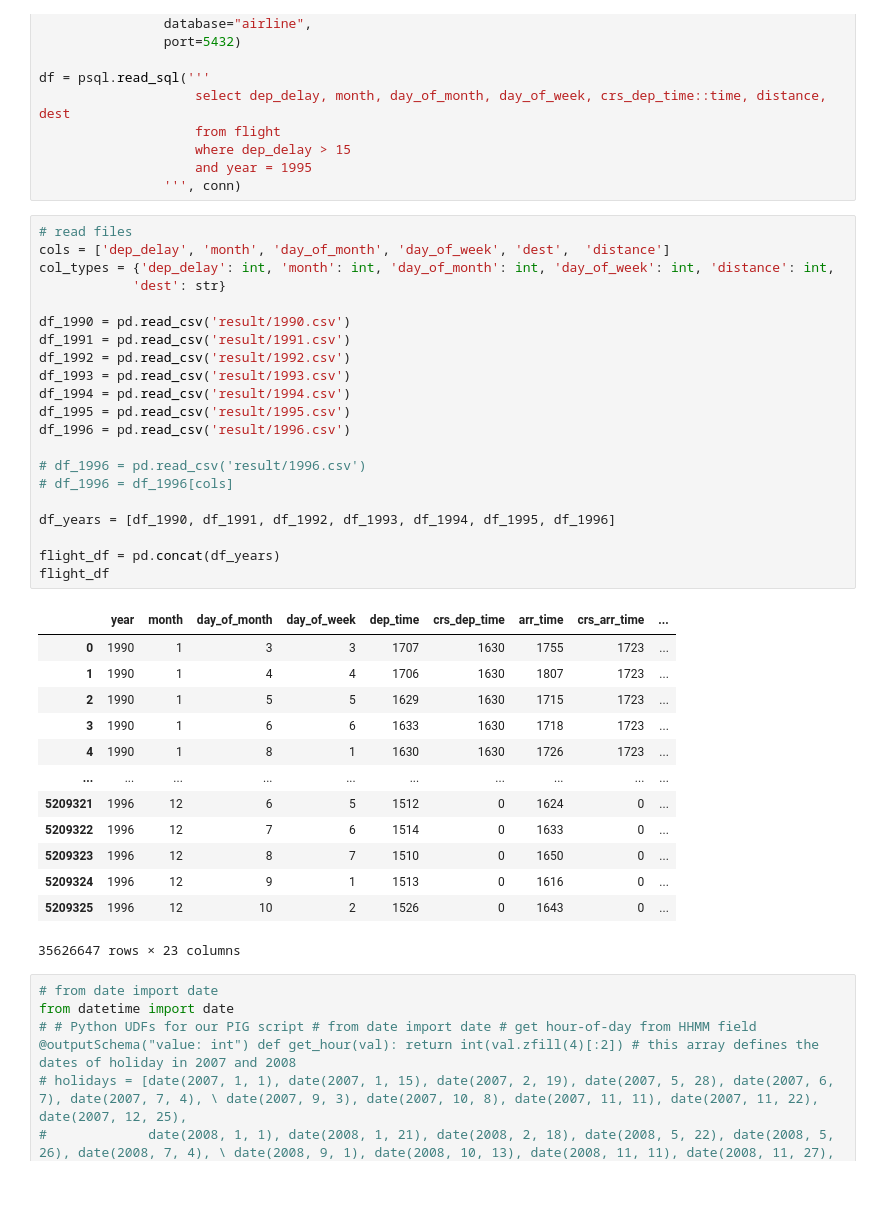
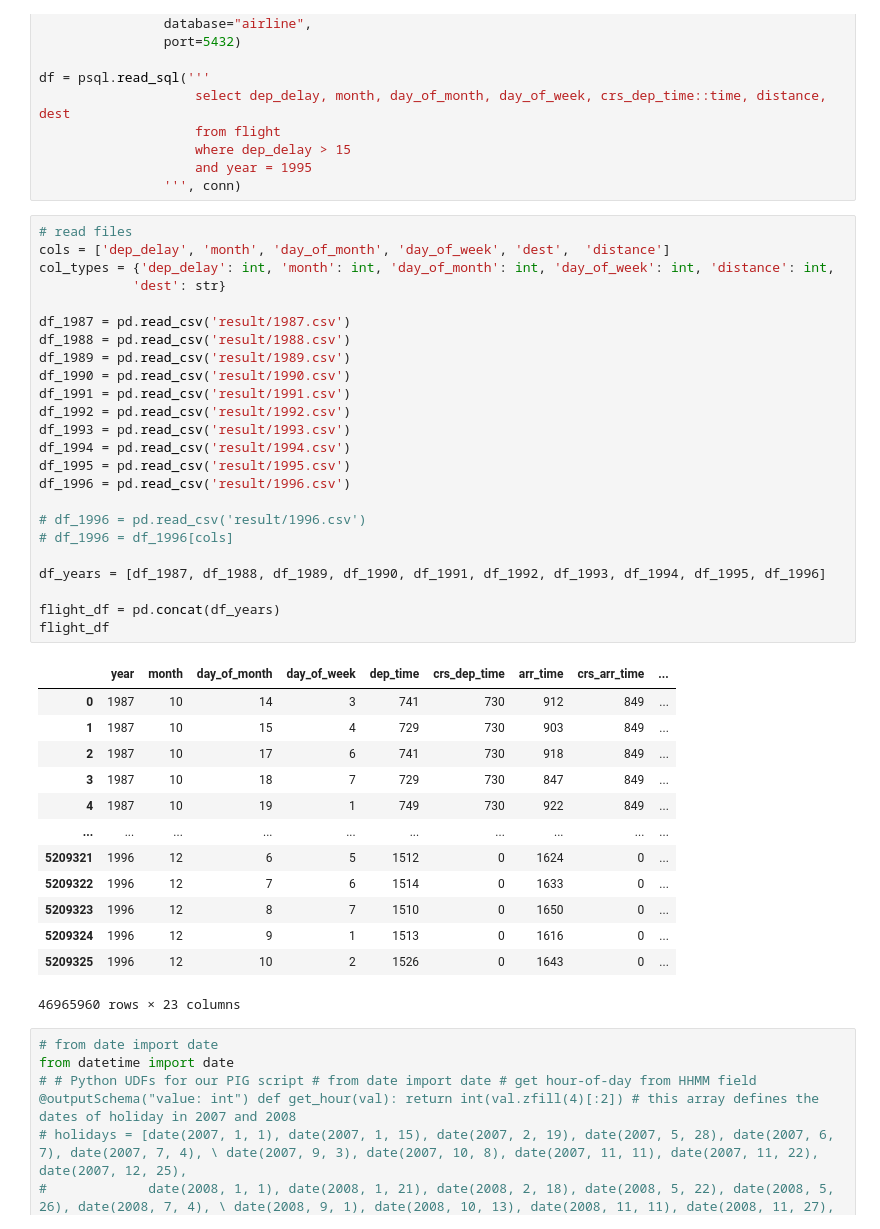
Before and after one commit to liemnt/test-flight-business-intelligence, a Jupyter notebook: trainingResult.ipynb, the cells around one changed output. Drawn from its saved outputs; the diff is of its cells as text; blank space fills up the shorter version.

```diff
--- a/trainingResult.ipynb
+++ b/trainingResult.ipynb
@@ -53,38 +54,41 @@ df = psql.read_sql('''
 # %%
 # read files
 cols = ['dep_delay', 'month', 'day_of_month', 'day_of_week', 'dest',  'distance']
 col_types = {'dep_delay': int, 'month': int, 'day_of_month': int, 'day_of_week': int, 'distance': int,
             'dest': str}
 
+df_1987 = pd.read_csv('result/1987.csv')
+df_1988 = pd.read_csv('result/1988.csv')
+df_1989 = pd.read_csv('result/1989.csv')
 df_1990 = pd.read_csv('result/1990.csv')
 df_1991 = pd.read_csv('result/1991.csv')
 df_1992 = pd.read_csv('result/1992.csv')
 df_1993 = pd.read_csv('result/1993.csv')
 df_1994 = pd.read_csv('result/1994.csv')
 df_1995 = pd.read_csv('result/1995.csv')
 df_1996 = pd.read_csv('result/1996.csv')
 
 # df_1996 = pd.read_csv('result/1996.csv')
 # df_1996 = df_1996[cols]
 
-df_years = [df_1990, df_1991, df_1992, df_1993, df_1994, df_1995, df_1996]
+df_years = [df_1987, df_1988, df_1989, df_1990, df_1991, df_1992, df_1993, df_1994, df_1995, df_1996]
 
 flight_df = pd.concat(df_years)
 flight_df
 # %% [output]
 |  | year | month | day_of_month | day_of_week | dep_time | crs_dep_time | arr_time | crs_arr_time | ... |
-| 0 | 1990 | 1 | 3 | 3 | 1707 | 1630 | 1755 | 1723 | ... |
-| 1 | 1990 | 1 | 4 | 4 | 1706 | 1630 | 1807 | 1723 | ... |
-| 2 | 1990 | 1 | 5 | 5 | 1629 | 1630 | 1715 | 1723 | ... |
-| 3 | 1990 | 1 | 6 | 6 | 1633 | 1630 | 1718 | 1723 | ... |
-| 4 | 1990 | 1 | 8 | 1 | 1630 | 1630 | 1726 | 1723 | ... |
+| 0 | 1987 | 10 | 14 | 3 | 741 | 730 | 912 | 849 | ... |
+| 1 | 1987 | 10 | 15 | 4 | 729 | 730 | 903 | 849 | ... |
+| 2 | 1987 | 10 | 17 | 6 | 741 | 730 | 918 | 849 | ... |
+| 3 | 1987 | 10 | 18 | 7 | 729 | 730 | 847 | 849 | ... |
+| 4 | 1987 | 10 | 19 | 1 | 749 | 730 | 922 | 849 | ... |
 | ... | ... | ... | ... | ... | ... | ... | ... | ... | ... |
 | 5209321 | 1996 | 12 | 6 | 5 | 1512 | 0 | 1624 | 0 | ... |
 | 5209322 | 1996 | 12 | 7 | 6 | 1514 | 0 | 1633 | 0 | ... |
 | 5209323 | 1996 | 12 | 8 | 7 | 1510 | 0 | 1650 | 0 | ... |
 | 5209324 | 1996 | 12 | 9 | 1 | 1513 | 0 | 1616 | 0 | ... |
 | 5209325 | 1996 | 12 | 10 | 2 | 1526 | 0 | 1643 | 0 | ... |
-35626647 rows × 23 columns
+46965960 rows × 23 columns
 # %%
 # from date import date
 from datetime import date
```
Also changed, not shown: parts of 6 cells of this notebook, 1 other file.
